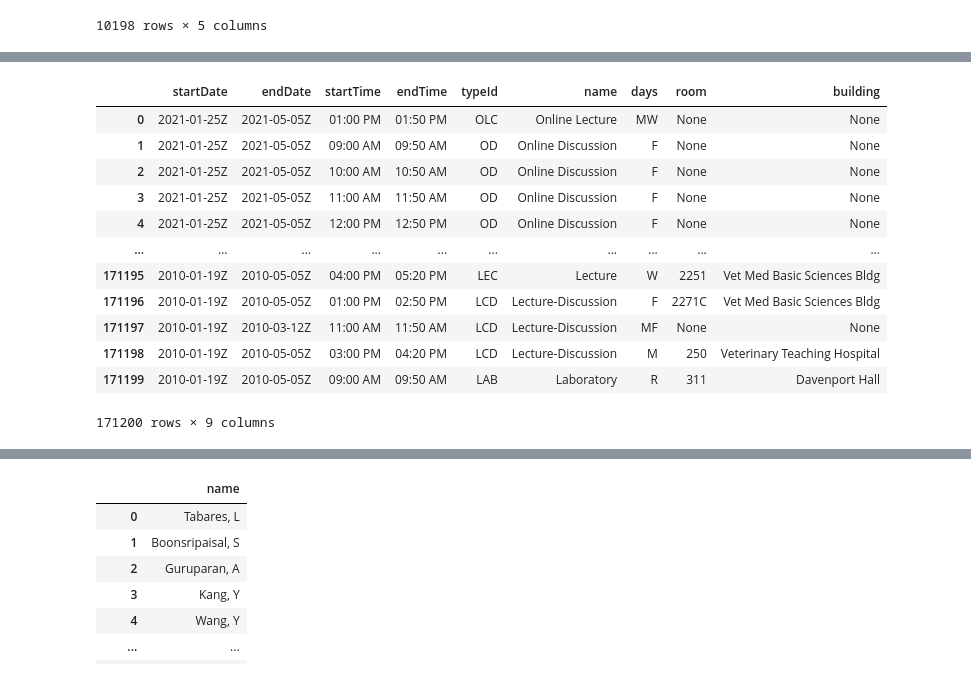
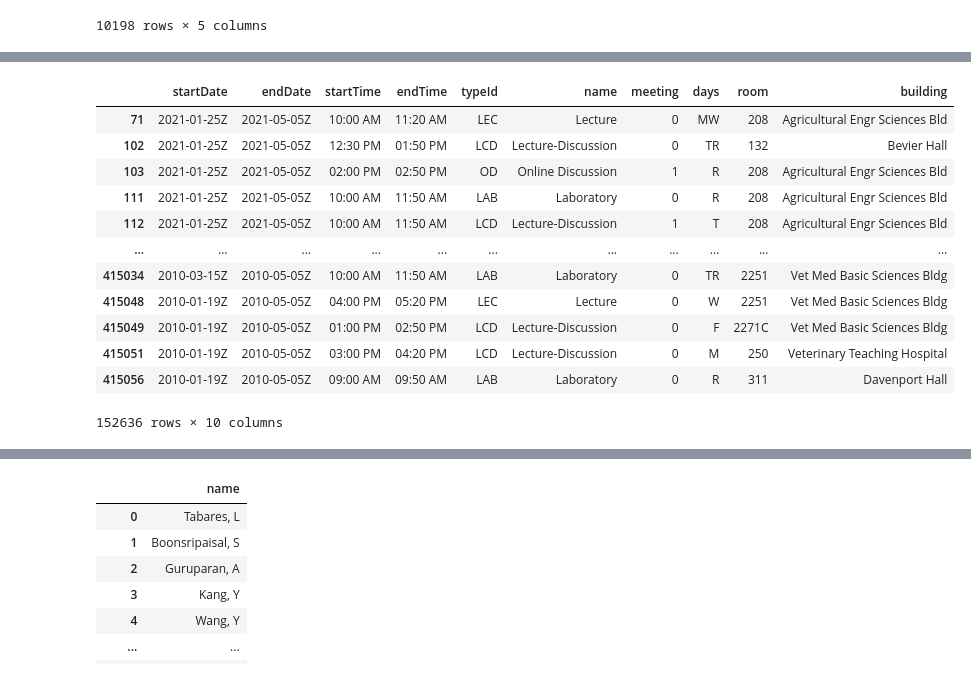
Before and after one commit to JavierMNieto/uiuc-scheduler, a Jupyter notebook: data/scripts/Catalog to Neo4j.ipynb, the cells around one changed output, grey strips where cells are left out. Saved outputs shown, nothing was run; the diff lists cells and outputs as text; code cells hidden in the pictures.

```diff
--- a/data/scripts/Catalog to Neo4j.ipynb
+++ b/data/scripts/Catalog to Neo4j.ipynb
@@ -51,14 +51,25 @@ df_catalogs["term"] = pd.Categorical(df_catalogs["term"], ["Fall","Summer","Spri
 df_catalogs.sort_values(by=["year", "term", "subject", "number", "crn", "meeting"], ascending=[False, True, True, True, True, True], ignore_index=True, inplace=True)
 df_catalogs["course"] = df_catalogs["subject"] + " " + df_catalogs["number"].astype(str)
 
+"""
+df_catalogs["sectionId"] = (df_catalogs["year"].astype(str) +
+                            df_catalogs["term"].astype(str) +
+                            df_catalogs["course"].astype(str) +
+                            df_catalogs["crn"].astype(str) +
+                            df_catalogs["section"].astype(str))
+df_catalogs["meetingId"] = (df_catalogs["year"].astype(str) +
+                            df_catalogs["term"].astype(str) +
+                            df_catalogs["crn"].astype(str) +
+                            df_catalogs["section"].astype(str) +
+                            df_catalogs["meeting"].astype(str))
+"""
+
 # Fix typos in descriptions
 df_catalogs.loc[df_catalogs["course"]=="HIST 574", "description"]="Immerses students in major works of recent American religious history. Written from multiple disciplinary perspectives and wrestling with the knotty problems in which religion has been interwoven, these books will give the student a solid foundation in American religious history. 4 graduate hours. No professional credit."
 df_catalogs.loc[df_catalogs["course"]=="ASST 104", "description"] = "Same as REL 104. See REL 104."
 df_catalogs.loc[df_catalogs["course"]=="EPOL 551", "description"] = "Same as EOL 570. See EOL 570."
 
-df_catalogs = df_catalogs.merge(df_gpa, how="left", on=["year", "term", "course", "subject", "number", "instructor"])
-
-df_catalogs = trim_all_columns(df_catalogs)
+df_catalogs = trim_all_columns(df_catalogs).merge(df_gpa, how="left", on=["year", "term", "course", "subject", "number", "instructor"])
 
 df_catalogs
 # %% [output]
@@ -181,25 +192,27 @@ df_sections
 # %%
 df_meetings = (df_catalogs[["start_date", "end_date", "start_time",
-                           "end_time", "type", "type_name",
+                           "end_time", "type", "type_name", "meeting",
                            "days", "room", "building"]]
-               .drop_duplicates(ignore_index=True)
+               .drop_duplicates()
+               .dropna()
                .rename(columns={"start_date": "startDate", "end_date": "endDate",
                                 "start_time": "startTime", "end_time": "endTime",
-                                "type": "typeId", "type_name": "name"})
-               .replace([np.nan], [None]))
+                                "type": "typeId", "type_name": "name"}))
+
 df_meetings.to_csv("../neo4j/nodes/meeting_nodes.csv", index=False)
+
 df_meetings
 # %% [output]
-|  | startDate | endDate | startTime | endTime | typeId | name | days | room | building |
-| 0 | 2021-01-25Z | 2021-05-05Z | 01:00 PM | 01:50 PM | OLC | Online Lecture | MW | None | None |
-| 1 | 2021-01-25Z | 2021-05-05Z | 09:00 AM | 09:50 AM | OD | Online Discussion | F | None | None |
-| 2 | 2021-01-25Z | 2021-05-05Z | 10:00 AM | 10:50 AM | OD | Online Discussion | F | None | None |
-| 3 | 2021-01-25Z | 2021-05-05Z | 11:00 AM | 11:50 AM | OD | Online Discussion | F | None | None |
-| 4 | 2021-01-25Z | 2021-05-05Z | 12:00 PM | 12:50 PM | OD | Online Discussion | F | None | None |
-| ... | ... | ... | ... | ... | ... | ... | ... | ... | ... |
-| 171195 | 2010-01-19Z | 2010-05-05Z | 04:00 PM | 05:20 PM | LEC | Lecture | W | 2251 | Vet Med Basic Sciences Bldg |
-| 171196 | 2010-01-19Z | 2010-05-05Z | 01:00 PM | 02:50 PM | LCD | Lecture-Discussion | F | 2271C | Vet Med Basic Sciences Bldg |
-| 171197 | 2010-01-19Z | 2010-03-12Z | 11:00 AM | 11:50 AM | LCD | Lecture-Discussion | MF | None | None |
-| 171198 | 2010-01-19Z | 2010-05-05Z | 03:00 PM | 04:20 PM | LCD | Lecture-Discussion | M | 250 | Veterinary Teaching Hospital |
-| 171199 | 2010-01-19Z | 2010-05-05Z | 09:00 AM | 09:50 AM | LAB | Laboratory | R | 311 | Davenport Hall |
+|  | startDate | endDate | startTime | endTime | typeId | name | meeting | days | room | building |
+| 71 | 2021-01-25Z | 2021-05-05Z | 10:00 AM | 11:20 AM | LEC | Lecture | 0 | MW | 208 | Agricultural Engr Sciences Bld |
+| 102 | 2021-01-25Z | 2021-05-05Z | 12:30 PM | 01:50 PM | LCD | Lecture-Discussion | 0 | TR | 132 | Bevier Hall |
+| 103 | 2021-01-25Z | 2021-05-05Z | 02:00 PM | 02:50 PM | OD | Online Discussion | 1 | R | 208 | Agricultural Engr Sciences Bld |
+| 111 | 2021-01-25Z | 2021-05-05Z | 10:00 AM | 11:50 AM | LAB | Laboratory | 0 | R | 208 | Agricultural Engr Sciences Bld |
+| 112 | 2021-01-25Z | 2021-05-05Z | 10:00 AM | 11:50 AM | LCD | Lecture-Discussion | 1 | T | 208 | Agricultural Engr Sciences Bld |
+| ... | ... | ... | ... | ... | ... | ... | ... | ... | ... | ... |
+| 415034 | 2010-03-15Z | 2010-05-05Z | 10:00 AM | 11:50 AM | LAB | Laboratory | 0 | TR | 2251 | Vet Med Basic Sciences Bldg |
+| 415048 | 2010-01-19Z | 2010-05-05Z | 04:00 PM | 05:20 PM | LEC | Lecture | 0 | W | 2251 | Vet Med Basic Sciences Bldg |
+| 415049 | 2010-01-19Z | 2010-05-05Z | 01:00 PM | 02:50 PM | LCD | Lecture-Discussion | 0 | F | 2271C | Vet Med Basic Sciences Bldg |
+| 415051 | 2010-01-19Z | 2010-05-05Z | 03:00 PM | 04:20 PM | LCD | Lecture-Discussion | 0 | M | 250 | Veterinary Teaching Hospital |
+| 415056 | 2010-01-19Z | 2010-05-05Z | 09:00 AM | 09:50 AM | LAB | Laboratory | 0 | R | 311 | Davenport Hall |
-171200 rows × 9 columns
+152636 rows × 10 columns
```
Also changed, not shown: parts of 6 cells of this notebook, 9 other files.
